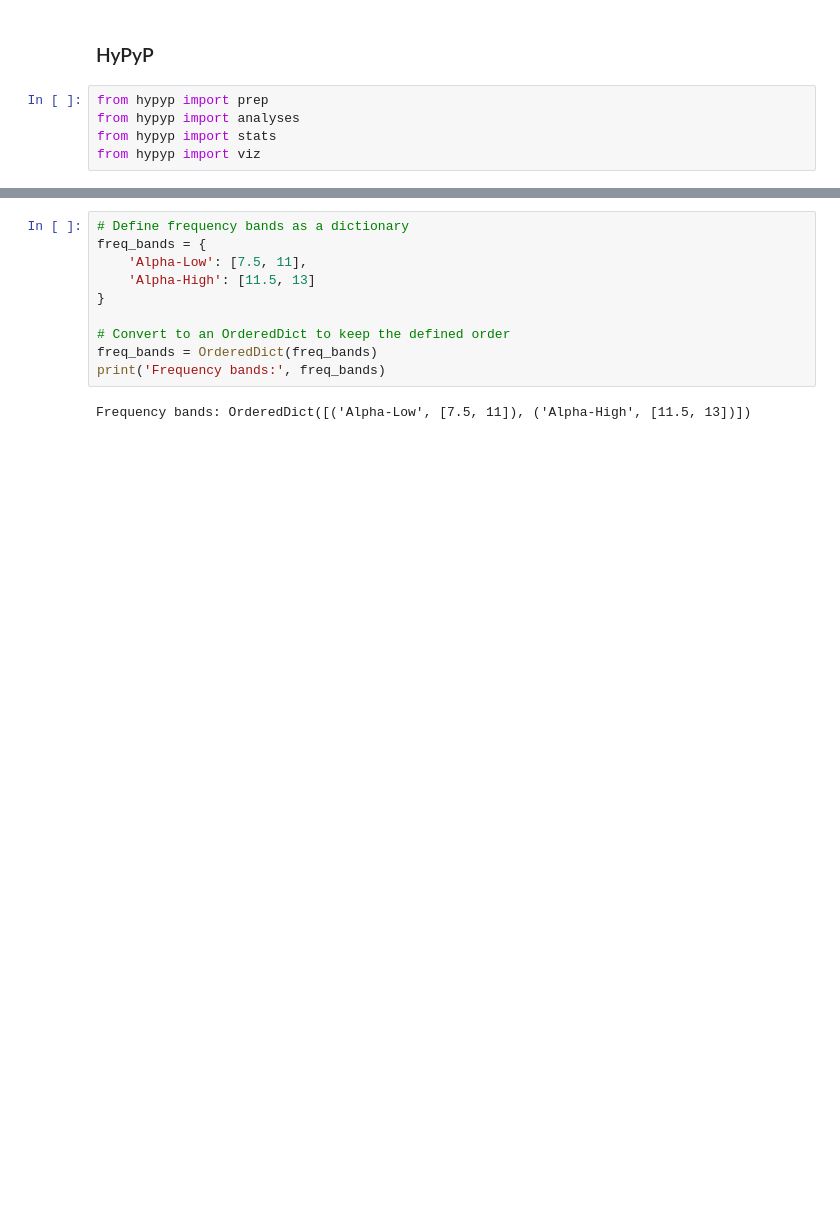
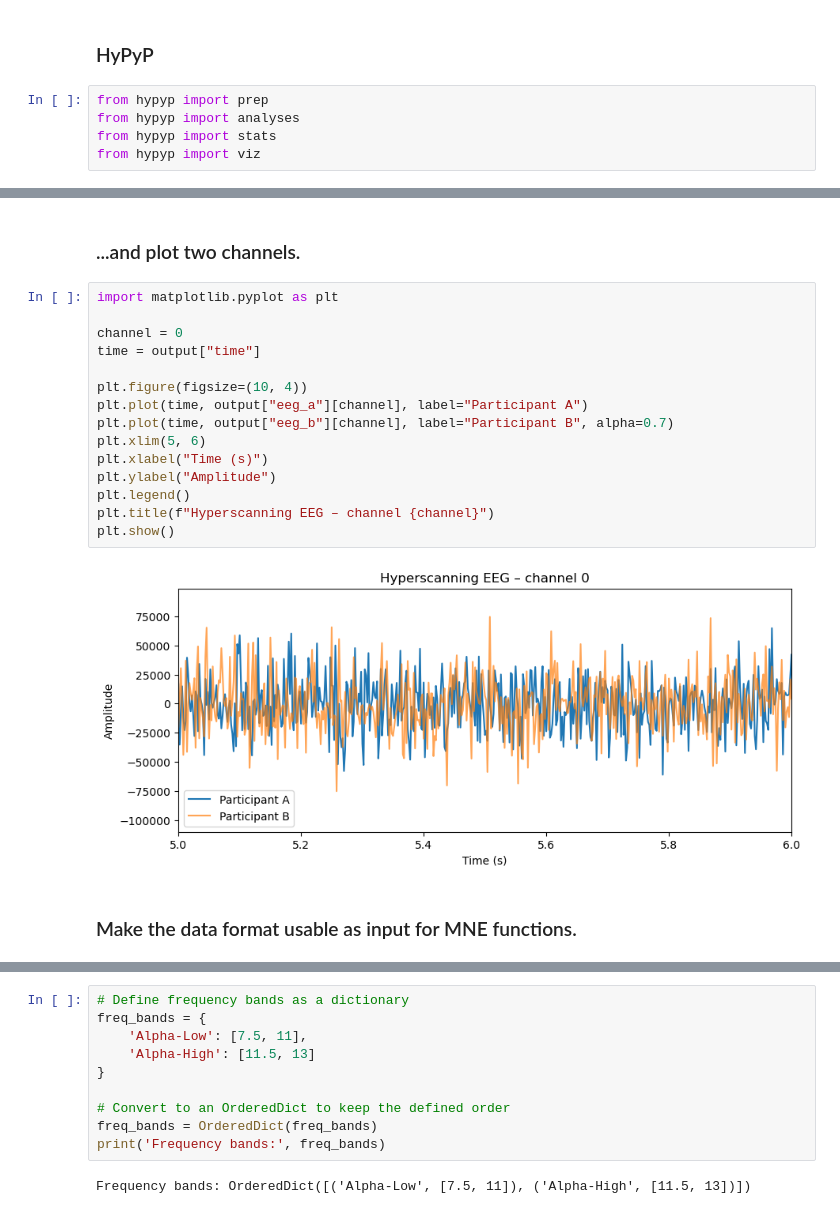
Before and after one commit to JoaquimStr/HyPyPCookBook, a Jupyter notebook: getting_started_merged.ipynb, the cells around one changed output, grey strips where cells are left out. Cells and saved outputs as stored; diff of their text form; blank space fills up the shorter version.

```diff
--- a/getting_started_merged.ipynb
+++ b/getting_started_merged.ipynb
@@ -72,0 +179,21 @@ from hypyp import viz
+# %% [markdown]
+### ...and plot two channels.
+# %%
+import matplotlib.pyplot as plt
+
+channel = 0
+time = output["time"]
+
+plt.figure(figsize=(10, 4))
+plt.plot(time, output["eeg_a"][channel], label="Participant A")
+plt.plot(time, output["eeg_b"][channel], label="Participant B", alpha=0.7)
+plt.xlim(5, 6)
+plt.xlabel("Time (s)")
+plt.ylabel("Amplitude")
+plt.legend()
+plt.title(f"Hyperscanning EEG – channel {channel}")
+plt.show()
+# %% [output]
+[figure, added]
+# %% [markdown]
+### Make the data format usable as input for MNE functions.
```
Also changed, not shown: parts of 65 cells of this notebook, 3 other files.
